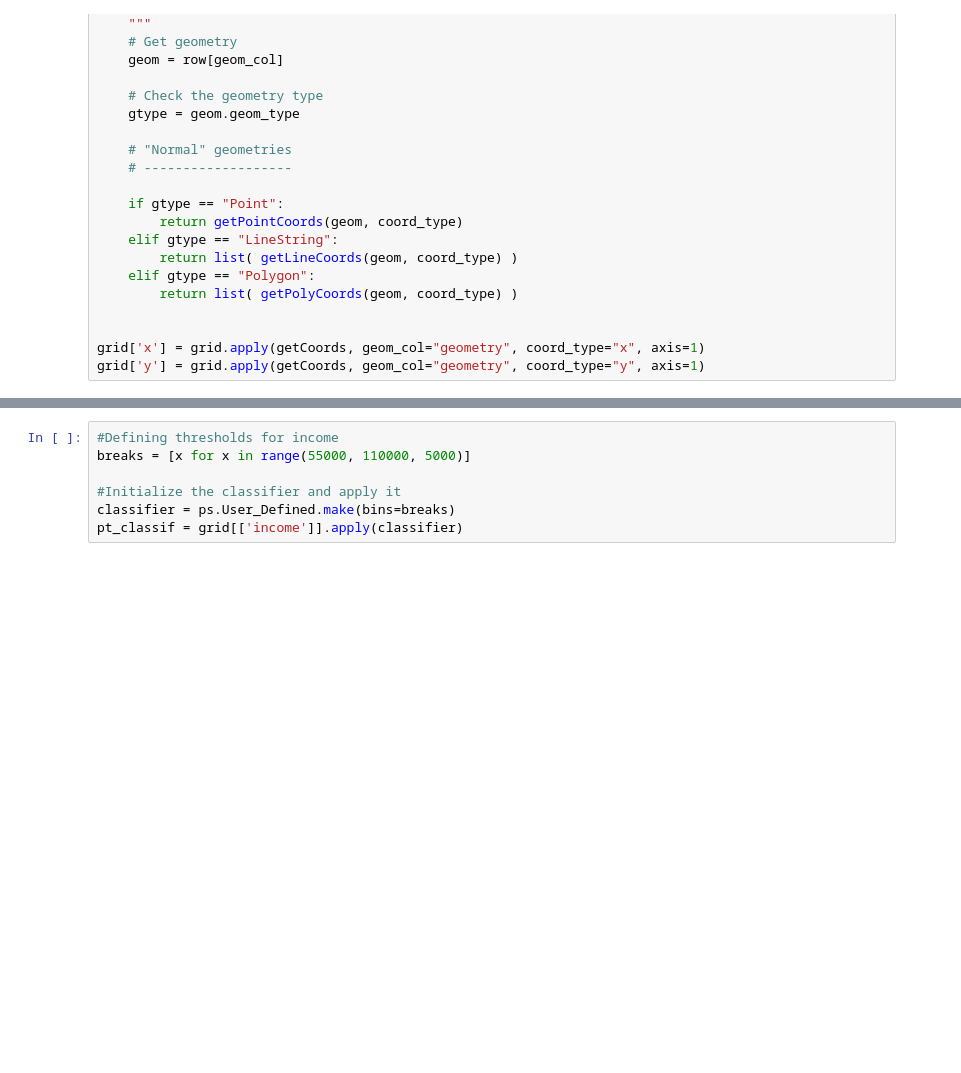
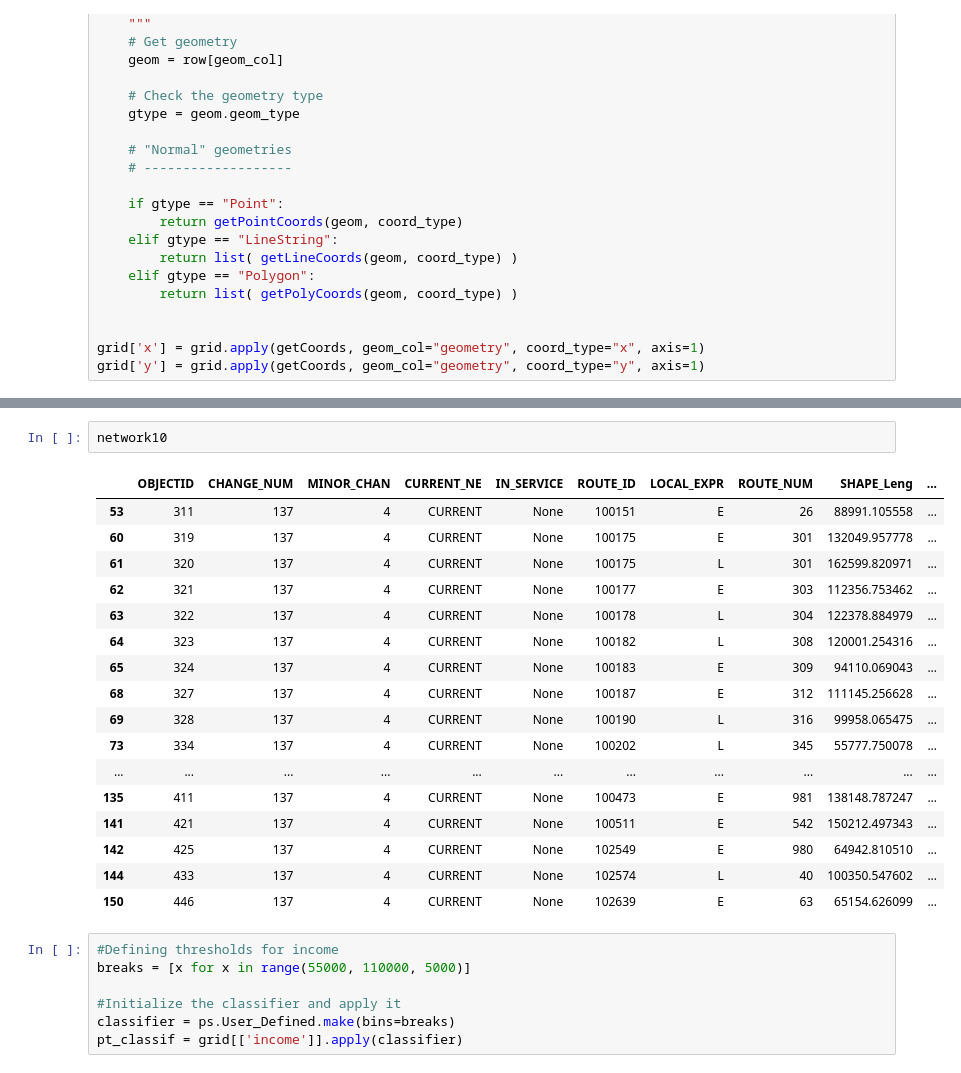
Before and after one commit to UWSEDS-aut17/uwseds-group-transit-and-social-science, a Jupyter notebook: Docs/Bokeh_Mapping.ipynb, the cells around one changed output, grey strips where cells are left out. Drawn from its saved outputs; the diff is of its cells as text; blank space fills up the shorter version.

```diff
--- a/Docs/Bokeh_Mapping.ipynb
+++ b/Docs/Bokeh_Mapping.ipynb
@@ -244,6 +274,26 @@ A value is trying to be set on a copy of a slice from a DataFrame.
 Try using .loc[row_indexer,col_indexer] = value instead
 
 See the caveats in the documentation: http://pandas.pydata.org/pandas-docs/stable/indexing.html#indexing-view-versus-copy
+# %%
+network10
+# %% [output]
+|  | OBJECTID | CHANGE_NUM | MINOR_CHAN | CURRENT_NE | IN_SERVICE | ROUTE_ID | LOCAL_EXPR | ROUTE_NUM | SHAPE_Leng | ... |
+| 53 | 311 | 137 | 4 | CURRENT | None | 100151 | E | 26 | 88991.105558 | ... |
+| 60 | 319 | 137 | 4 | CURRENT | None | 100175 | E | 301 | 132049.957778 | ... |
+| 61 | 320 | 137 | 4 | CURRENT | None | 100175 | L | 301 | 162599.820971 | ... |
+| 62 | 321 | 137 | 4 | CURRENT | None | 100177 | E | 303 | 112356.753462 | ... |
+| 63 | 322 | 137 | 4 | CURRENT | None | 100178 | L | 304 | 122378.884979 | ... |
+| 64 | 323 | 137 | 4 | CURRENT | None | 100182 | L | 308 | 120001.254316 | ... |
+| 65 | 324 | 137 | 4 | CURRENT | None | 100183 | E | 309 | 94110.069043 | ... |
+| 68 | 327 | 137 | 4 | CURRENT | None | 100187 | E | 312 | 111145.256628 | ... |
+| 69 | 328 | 137 | 4 | CURRENT | None | 100190 | L | 316 | 99958.065475 | ... |
+| 73 | 334 | 137 | 4 | CURRENT | None | 100202 | L | 345 | 55777.750078 | ... |
+| ... | ... | ... | ... | ... | ... | ... | ... | ... | ... | ... |
+| 135 | 411 | 137 | 4 | CURRENT | None | 100473 | E | 981 | 138148.787247 | ... |
+| 141 | 421 | 137 | 4 | CURRENT | None | 100511 | E | 542 | 150212.497343 | ... |
+| 142 | 425 | 137 | 4 | CURRENT | None | 102549 | E | 980 | 64942.810510 | ... |
+| 144 | 433 | 137 | 4 | CURRENT | None | 102574 | L | 40 | 100350.547602 | ... |
+| 150 | 446 | 137 | 4 | CURRENT | None | 102639 | E | 63 | 65154.626099 | ... |
 # %%
 #Defining thresholds for income
 breaks = [x for x in range(55000, 110000, 5000)]
```
Also changed, not shown: parts of 8 cells of this notebook, 8 other files.
